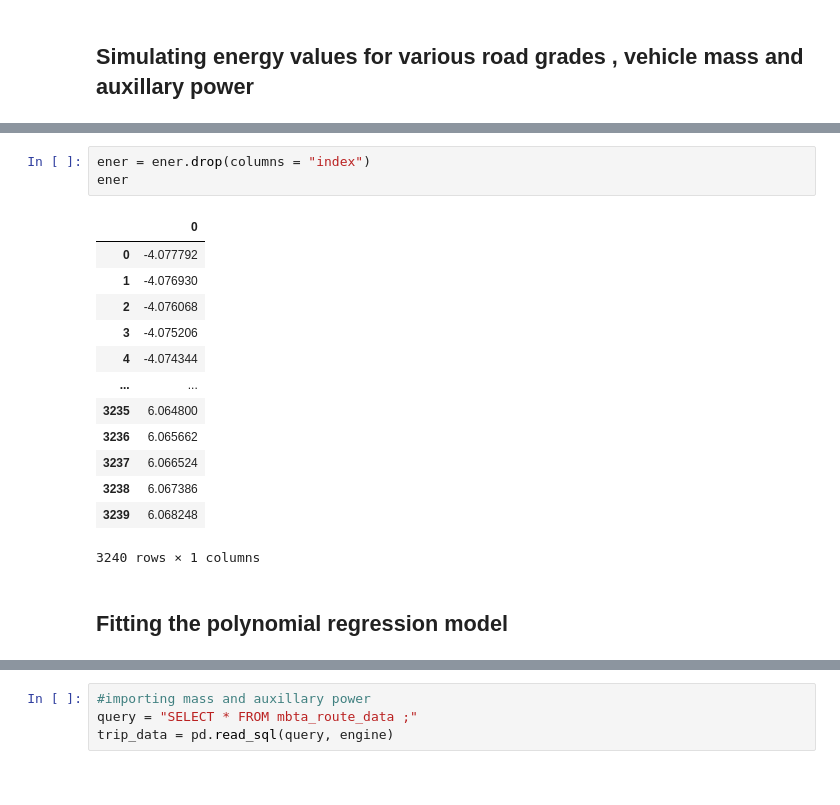
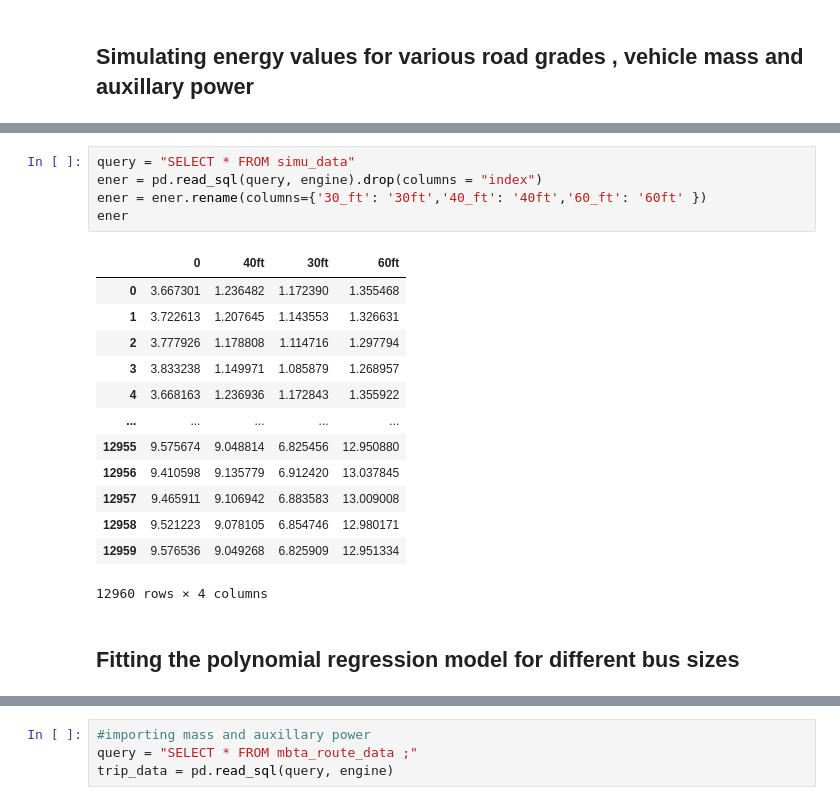
Before and after one commit to UpadhiV/evfleets, a Jupyter notebook: mbta_analysis.ipynb, the cells around one changed output, grey strips where cells are left out. Saved outputs shown, nothing was run; the diff lists cells and outputs as text.

```diff
--- a/mbta_analysis.ipynb
+++ b/mbta_analysis.ipynb
@@ -78,19 +34,21 @@ ener = pd.read_sql(query, engine)
-# %%
-ener = ener.drop(columns = "index")
-ener
-# %% [output]
-|  | 0 |
-| 0 | -4.077792 |
-| 1 | -4.076930 |
-| 2 | -4.076068 |
-| 3 | -4.075206 |
-| 4 | -4.074344 |
-| ... | ... |
-| 3235 | 6.064800 |
-| 3236 | 6.065662 |
-| 3237 | 6.066524 |
-| 3238 | 6.067386 |
-| 3239 | 6.068248 |
-3240 rows × 1 columns
+# %%
+query = "SELECT * FROM simu_data"
+ener = pd.read_sql(query, engine).drop(columns = "index")
+ener = ener.rename(columns={'30_ft': '30ft','40_ft': '40ft','60_ft': '60ft' })
+ener
+# %% [output]
+|  | 0 | 40ft | 30ft | 60ft |
+| 0 | 3.667301 | 1.236482 | 1.172390 | 1.355468 |
+| 1 | 3.722613 | 1.207645 | 1.143553 | 1.326631 |
+| 2 | 3.777926 | 1.178808 | 1.114716 | 1.297794 |
+| 3 | 3.833238 | 1.149971 | 1.085879 | 1.268957 |
+| 4 | 3.668163 | 1.236936 | 1.172843 | 1.355922 |
+| ... | ... | ... | ... | ... |
+| 12955 | 9.575674 | 9.048814 | 6.825456 | 12.950880 |
+| 12956 | 9.410598 | 9.135779 | 6.912420 | 13.037845 |
+| 12957 | 9.465911 | 9.106942 | 6.883583 | 13.009008 |
+| 12958 | 9.521223 | 9.078105 | 6.854746 | 12.980171 |
+| 12959 | 9.576536 | 9.049268 | 6.825909 | 12.951334 |
+12960 rows × 4 columns
 # %% [markdown]
-## Fitting the polynomial regression model
+## Fitting the polynomial regression model for different bus sizes
```
Also changed, not shown: parts of 25 cells of this notebook.
